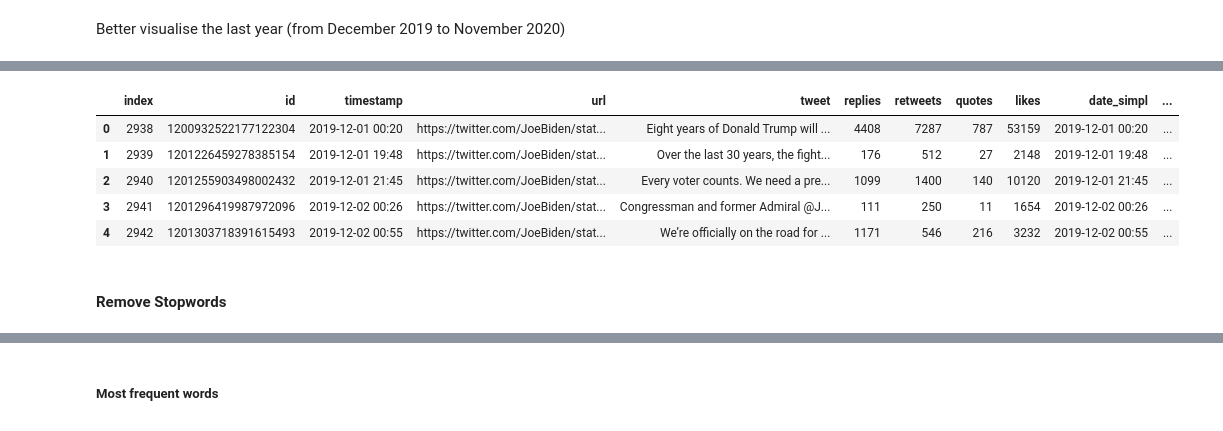
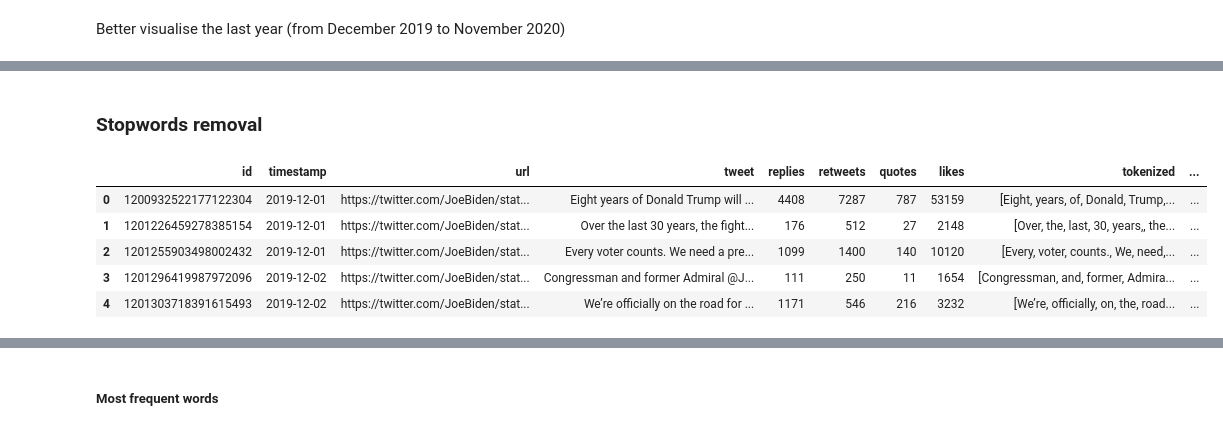
Before and after one commit to elzrd/cmhb-project-biden-tweet, a Jupyter notebook: Project.ipynb, the cells around one changed output, grey strips where cells are left out. Saved outputs shown, nothing was run; the diff lists cells and outputs as text; code cells hidden in the pictures.

```diff
--- a/Project.ipynb
+++ b/Project.ipynb
@@ -141,7 +168,0 @@ Select tweets created from December 2019 onward.
-# %%
-joe['date_simpl'] = joe['timestamp']
-
-for el in joe['date_simpl']:
-    el = el.split()[0]
-
-joe.head()
@@ -155,5 +169,5 @@ joe.head()
 # %%
-df = joe[joe.date_simpl >= '2019-12-01'].reset_index()
+df = joe[joe.timestamp >= '2019-12-01'].reset_index(drop=True)
 # %%
 df
 # %% [output]
@@ -223,12 +216,13 @@ df['tokenized'][1]
+# %% [markdown]
+### Stopwords removal
 # %%
-df['lower'] = df['tokenized'].apply(lambda x: [word.lower() for word in x])
+stop_words = set(stopwords.words('english'))
+df['stopwords_removed'] = df['tokenized'].apply(lambda x: [word for word in x if word not in stop_words])
 df.head()
 # %% [output]
-|  | index | id | timestamp | url | tweet | replies | retweets | quotes | likes | date_simpl | ... |
-| 0 | 2938 | 1200932522177122304 | 2019-12-01 00:20 | https://twitter.com/JoeBiden/stat... | Eight years of Donald Trump will ... | 4408 | 7287 | 787 | 53159 | 2019-12-01 00:20 | ... |
-| 1 | 2939 | 1201226459278385154 | 2019-12-01 19:48 | https://twitter.com/JoeBiden/stat... | Over the last 30 years, the fight... | 176 | 512 | 27 | 2148 | 2019-12-01 19:48 | ... |
-| 2 | 2940 | 1201255903498002432 | 2019-12-01 21:45 | https://twitter.com/JoeBiden/stat... | Every voter counts. We need a pre... | 1099 | 1400 | 140 | 10120 | 2019-12-01 21:45 | ... |
-| 3 | 2941 | 1201296419987972096 | 2019-12-02 00:26 | https://twitter.com/JoeBiden/stat... | Congressman and former Admiral @J... | 111 | 250 | 11 | 1654 | 2019-12-02 00:26 | ... |
-| 4 | 2942 | 1201303718391615493 | 2019-12-02 00:55 | https://twitter.com/JoeBiden/stat... | We’re officially on the road for ... | 1171 | 546 | 216 | 3232 | 2019-12-02 00:55 | ... |
+|  | id | timestamp | url | tweet | replies | retweets | quotes | likes | tokenized | ... |
+| 0 | 1200932522177122304 | 2019-12-01 | https://twitter.com/JoeBiden/stat... | Eight years of Donald Trump will ... | 4408 | 7287 | 787 | 53159 | [Eight, years, of, Donald, Trump,... | ... |
+| 1 | 1201226459278385154 | 2019-12-01 | https://twitter.com/JoeBiden/stat... | Over the last 30 years, the fight... | 176 | 512 | 27 | 2148 | [Over, the, last, 30, years,, the... | ... |
+| 2 | 1201255903498002432 | 2019-12-01 | https://twitter.com/JoeBiden/stat... | Every voter counts. We need a pre... | 1099 | 1400 | 140 | 10120 | [Every, voter, counts., We, need,... | ... |
+| 3 | 1201296419987972096 | 2019-12-02 | https://twitter.com/JoeBiden/stat... | Congressman and former Admiral @J... | 111 | 250 | 11 | 1654 | [Congressman, and, former, Admira... | ... |
+| 4 | 1201303718391615493 | 2019-12-02 | https://twitter.com/JoeBiden/stat... | We’re officially on the road for ... | 1171 | 546 | 216 | 3232 | [We’re, officially, on, the, road... | ... |
-# %% [markdown]
-#### Remove Stopwords
```
Also changed, not shown: parts of 51 cells of this notebook.
